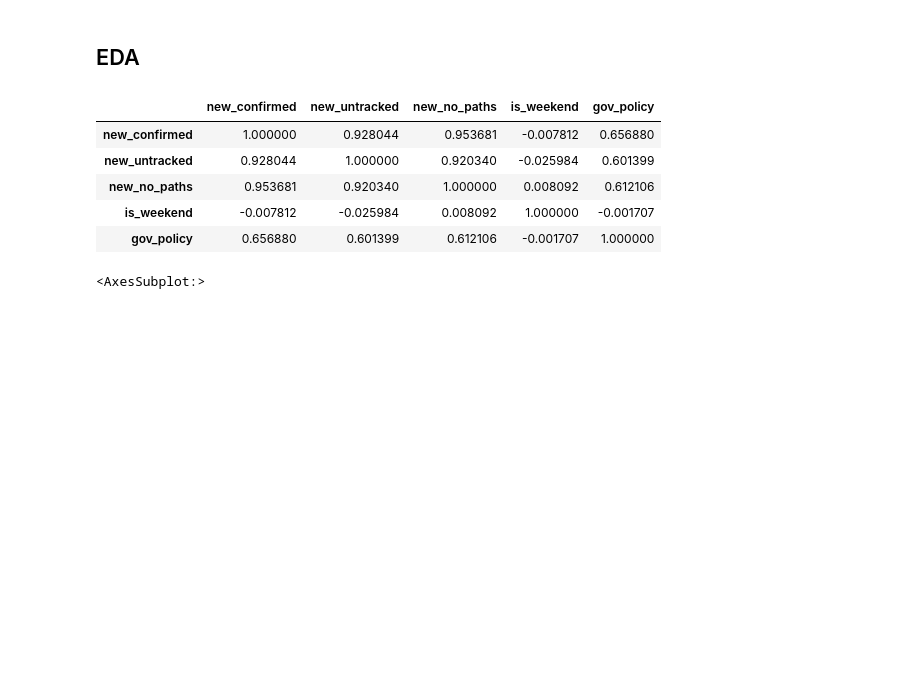
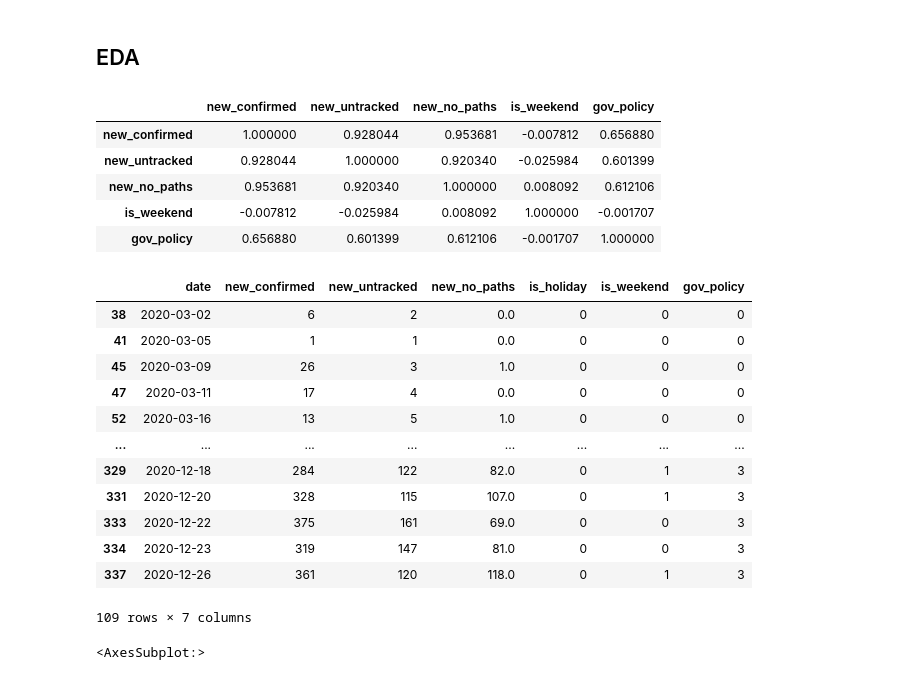
Before and after one commit to snoop2head/covid19_unknown_spread, a Jupyter notebook: wrangle_for_forecast.ipynb, the cells around one changed output. Cells and saved outputs as stored; diff of their text form; code cells hidden in the pictures; blank space fills up the shorter version.

```diff
--- a/wrangle_for_forecast.ipynb
+++ b/wrangle_for_forecast.ipynb
@@ -538,6 +538,22 @@ df_train.corr()
 | new_no_paths | 0.953681 | 0.920340 | 1.000000 | 0.008092 | 0.612106 |
 | is_weekend | -0.007812 | -0.025984 | 0.008092 | 1.000000 | -0.001707 |
 | gov_policy | 0.656880 | 0.601399 | 0.612106 | -0.001707 | 1.000000 |
+# %%
+df_train[df_train["new_untracked"] > df_train["new_no_paths"]]
+# %% [output]
+|  | date | new_confirmed | new_untracked | new_no_paths | is_holiday | is_weekend | gov_policy |
+| 38 | 2020-03-02 | 6 | 2 | 0.0 | 0 | 0 | 0 |
+| 41 | 2020-03-05 | 1 | 1 | 0.0 | 0 | 0 | 0 |
+| 45 | 2020-03-09 | 26 | 3 | 1.0 | 0 | 0 | 0 |
+| 47 | 2020-03-11 | 17 | 4 | 0.0 | 0 | 0 | 0 |
+| 52 | 2020-03-16 | 13 | 5 | 1.0 | 0 | 0 | 0 |
+| ... | ... | ... | ... | ... | ... | ... | ... |
+| 329 | 2020-12-18 | 284 | 122 | 82.0 | 0 | 1 | 3 |
+| 331 | 2020-12-20 | 328 | 115 | 107.0 | 0 | 1 | 3 |
+| 333 | 2020-12-22 | 375 | 161 | 69.0 | 0 | 0 | 3 |
+| 334 | 2020-12-23 | 319 | 147 | 81.0 | 0 | 0 | 3 |
+| 337 | 2020-12-26 | 361 | 120 | 118.0 | 0 | 1 | 3 |
+109 rows × 7 columns
 # %%
 # 전체 그래프
 df_train[["new_confirmed", "new_untracked", "new_no_paths"]].plot(figsize=(16,9))
```
Also changed, not shown: parts of 15 cells of this notebook, 2 other files.
